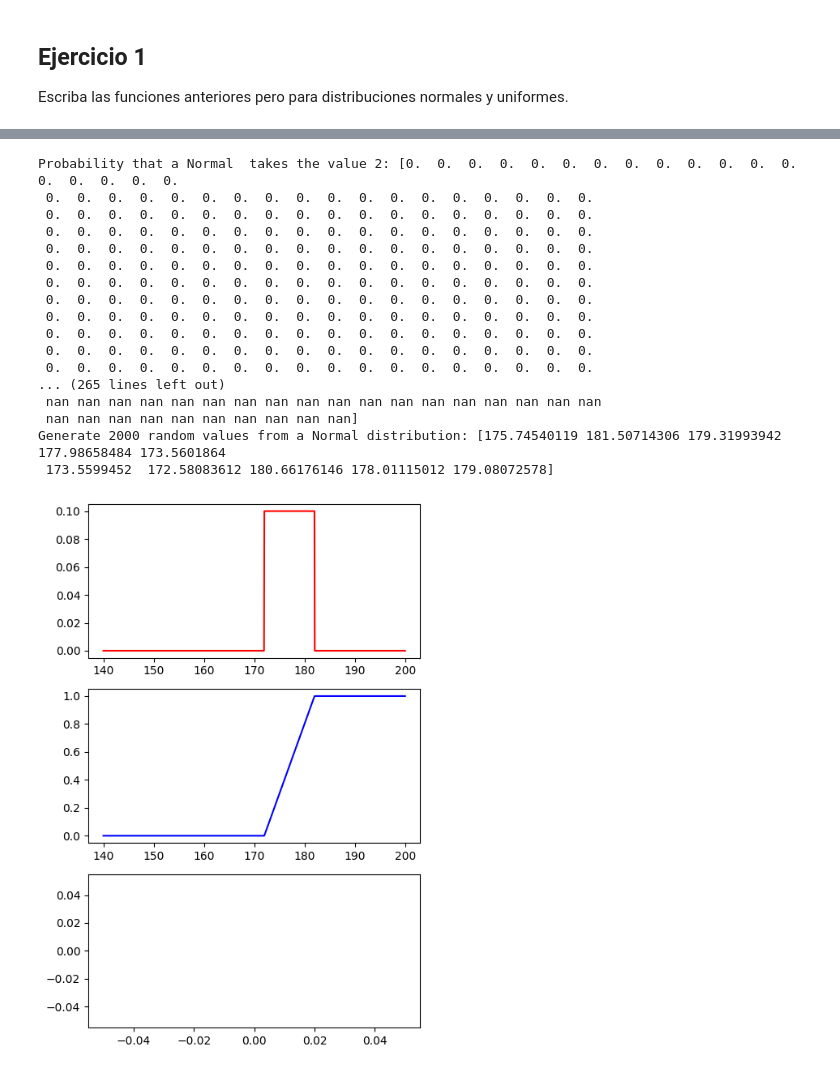
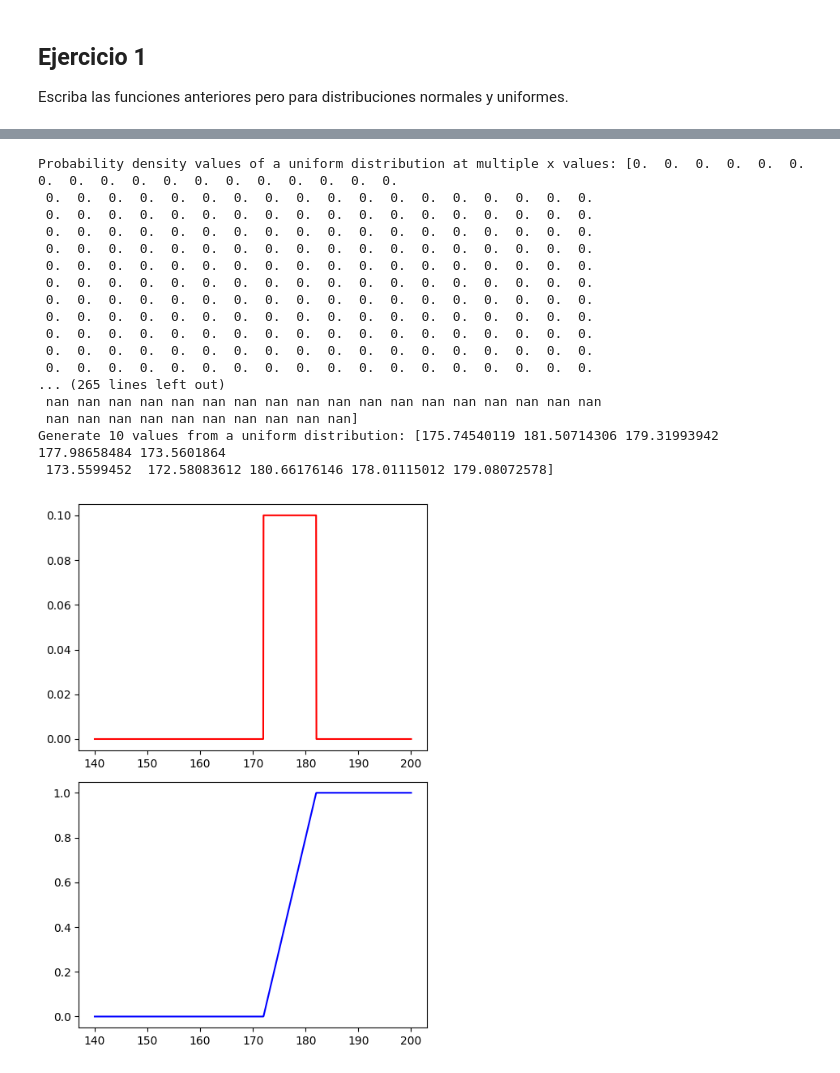
Before and after one commit to 4GeeksAcademy/E-Pablos-Probabilidad-Distribucion, a Jupyter notebook: notebook/problems.es.ipynb, the cells around one changed output, grey strips where cells are left out. Drawn from its saved outputs; the diff is of its cells as text; code cells hidden in the pictures.

```diff
--- a/notebook/problems.es.ipynb
+++ b/notebook/problems.es.ipynb
@@ -189,55 +189,57 @@ plt.show()
 
 from scipy.stats import uniform
 
-# Definir todas las funciones de probabilidad relacionadas con esta distribución.
+# Define all the probability functions related to this distribution.
 
-def duniform(x, media, std):
+def duniform(x, mean, std):
     """
-    Calcula la estimación puntual de la distribución normal.
+    Calculate the point estimate of the uniform distribution.
     """
-    result = uniform.pdf(x = x, loc = media, scale = std)
+    result = uniform.pdf(x = x, loc = mean, scale = std)
 
     return result
 
-def puniform(x, media, std):
+def puniform(x, mean, std):
     """
-    Calcula el acumulado de la distribución normal.
+    Calculate the cumulative of the uniform distribution.
     """
-    result = uniform.cdf(x = x, loc = media, scale = std)
+    result = uniform.cdf(x = x, loc = mean, scale = std)
 
     return result
 
-def quniform(q, media, std):
+def quniform(q, mean, std):
     """
-    Calcula la función cuantil a partir de la distribución normal.
+    Calculate the quantile function from the normal distribution.
     """
 
-    result = uniform.ppf(q = q, loc = media, scale = std)
+    result = uniform.ppf(q = q, loc = mean, scale = std)
 
     return result
 
-def runiform(media, std, n):
+def runiform(mean, std, n):
     """
-    Genera variables aleatorias a partir de la distribución normal.
+    Generate random variables from the normal distribution.
     """
-    result = uniform.rvs(loc = media, scale = std, size = n, random_state=None)
+    result = uniform.rvs(loc = mean, scale = std, size = n, random_state=None)
 
     return result
 # %%
-# Distribución normal (10, 0.2), dónde n = 10 es el número de ensayos y p = 0.2 es la probabilidad de éxito en un solo ensayo
+# Uniform distribution with a mean of 172 cm and a standard deviation of 10 cm
+# Values between 140 cm and 200 cm are being analyzed
+
 import numpy as np
 
-mean = 172 # centímetros
-std = 10 # centímetros
+mean = 172 # cm
+std = 10 # cm
 
 x = np.linspace(140, 200, 1000)
 
-print(f"Probability that a Normal  takes the value 2: {duniform(x, media = 172, std = 10)}")
-print(f"Probability that a Normal will take a value less than 2: {puniform(x, media = 172, std = 10)}")
-print(f"Which value of a Normal has a cumulative probability of 0.9? {quniform(q = x, media = 172, std = 10)}")
-print(f"Generate 2000 random values from a Normal distribution: {runiform(media = 172, std = 10, n = 10)}")
+print(f"Probability density values of a uniform distribution at multiple x values: {duniform(x, mean = 172, std = 10)}")
+print(f"Probability that a uniform will take a value less than or equal to x: {puniform(x, mean = 172, std = 10)}")
+print(f"Which value of a uniform has a cumulative probability of x? {quniform(q = x, mean = 172, std = 10)}")
+print(f"Generate 10 values from a uniform distribution: {runiform(mean = 172, std = 10, n = 10)}")
 # %% [output]
-Probability that a Normal  takes the value 2: [0.  0.  0.  0.  0.  0.  0.  0.  0.  0.  0.  0.  0.  0.  0.  0.  0.  0.
+Probability density values of a uniform distribution at multiple x values: [0.  0.  0.  0.  0.  0.  0.  0.  0.  0.  0.  0.  0.  0.  0.  0.  0.  0.
  0.  0.  0.  0.  0.  0.  0.  0.  0.  0.  0.  0.  0.  0.  0.  0.  0.  0.
  0.  0.  0.  0.  0.  0.  0.  0.  0.  0.  0.  0.  0.  0.  0.  0.  0.  0.
  0.  0.  0.  0.  0.  0.  0.  0.  0.  0.  0.  0.  0.  0.  0.  0.  0.  0.
@@ -252,32 +254,31 @@ Probability that a Normal  takes the value 2: [0.  0.  0.  0.  0.  0.  0.  0.  0
 ... (265 lines left out)
  nan nan nan nan nan nan nan nan nan nan nan nan nan nan nan nan nan nan
  nan nan nan nan nan nan nan nan nan nan]
-Generate 2000 random values from a Normal distribution: [175.74540119 181.50714306 179.31993942 177.98658484 173.5601864
+Generate 10 values from a uniform distribution: [175.74540119 181.50714306 179.31993942 177.98658484 173.5601864
  173.5599452  172.58083612 180.66176146 178.01115012 179.08072578]
 # %%
 import matplotlib.pyplot as plt
 
 np.random.seed(42)
 
-mean = 172 # centímetros
-std = 10 # centímetros
+mean = 172 # cm
+std = 10 # cm
 
 x = np.linspace(140, 200, 1000)
 
+
 pdf = duniform(x, mean, std)
 cdf = puniform(x, mean, std)
-ppf = quniform(x, mean, std)
 
-fig, axis = plt.subplots(3, 1, figsize = (5, 7))
+fig, axis = plt.subplots(2, 1, figsize = (5, 7))
 
 axis[0].plot(x, pdf, "r-")
 axis[1].plot(x, cdf, "b-")
-axis[2].plot(x, ppf, "g-")
 
 # Adjust the layout
 plt.tight_layout()
 
 # Show the plot
 plt.show()
 # %% [output]
-[figure, old version]
+[figure, new version]
```
Also changed, not shown: parts of 3 cells of this notebook.
